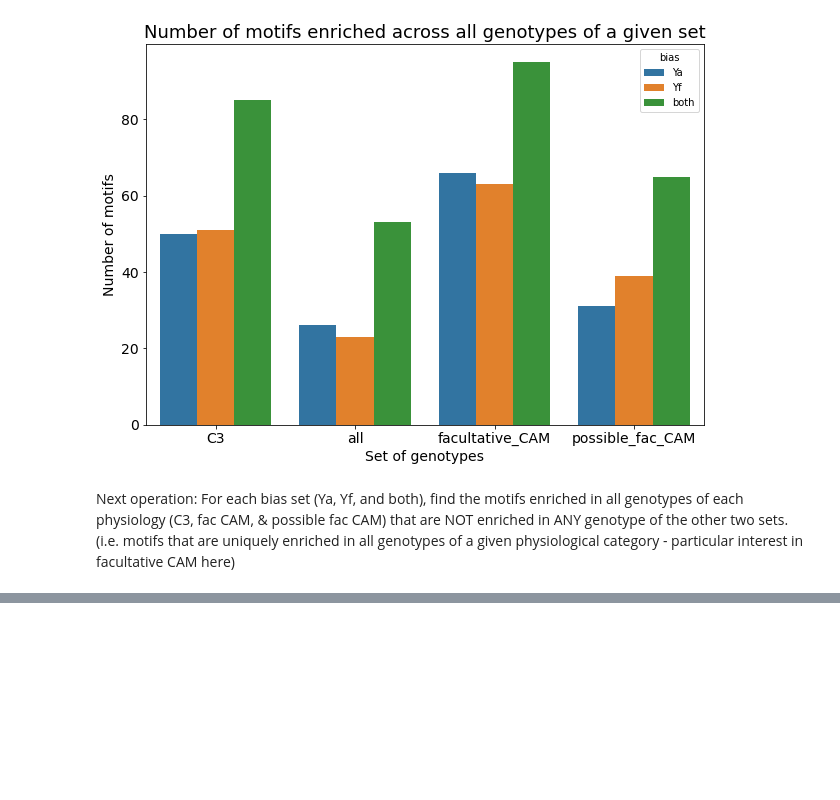
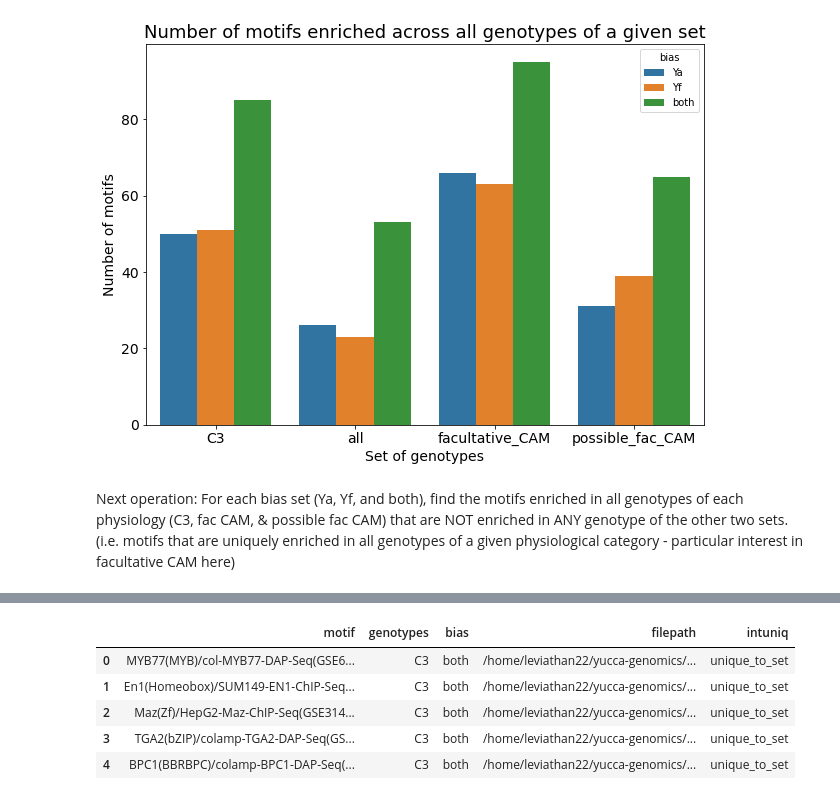
Before and after one commit to achpardo/yucca-genomics, a Jupyter notebook: differential_expression/homer_results_cisonlygenes.ipynb, the cells around one changed output, grey strips where cells are left out. Drawn from its saved outputs; the diff is of its cells as text; code cells hidden in the pictures; blank space fills up the shorter version.

Commit message:
update gitignore, update HOMER results notebook

```diff
--- a/differential_expression/homer_results_cisonlygenes.ipynb
+++ b/differential_expression/homer_results_cisonlygenes.ipynb
@@ -270,0 +315,24 @@ for g in sigmotifs["genotype"].unique():
+# %%
+def motifname_fpath_dict(sd,indict = None):
+    if indict==None:
+        outdict = {}
+        for f in os.listdir(os.path.join(sd,"knownResults")):
+            if f.endswith(".motif"):
+                with open(os.path.join(sd,"knownResults",f),"r") as infile:
+                    for line in infile:
+                        if line.startswith(">"):
+                            info = line.strip().split("\t")
+                            outdict[info[1]] = os.path.join(sd,"knownResults",f)
+    else:
+        outdict = indict
+        for f in os.listdir(os.path.join(sd,"knownResults")):
+            if f.endswith(".motif"):
+                with open(os.path.join(sd,"knownResults",f),"r") as infile:
+                    for line in infile:
+                        if line.startswith(">"):
+                            info = line.strip().split("\t")
+                            if info[1] not in outdict.keys():
+                                outdict[info[1]] = os.path.join(sd,"knownResults",f)
+    return outdict
+# %%
+ya45 = motifname_fpath_dict(os.path.join(d,"45_Ya_promoters_forHOMER.bed"))
@@ -270,0 +343,4 @@ for g in sigmotifs["genotype"].unique():
+# %%
+for subd in os.listdir(d):
+    if (subd.endswith(".bed")) and (not subd.startswith("45_Ya")):
+        ya45 = motifname_fpath_dict(os.path.join(d,subd),ya45)
@@ -270,0 +364,20 @@ for g in sigmotifs["genotype"].unique():
+# %%
+# set up similar dataframes for phys_unique_motifs and unique_gt_motifs
+dfdict = {"motif":[],"genotypes":[],"bias":[]}
+for k,v in phys_unique_motifs.items():
+    for i in v["both"]:
+        dfdict['motif'].append(i)
+        dfdict['bias'].append("both")
+        dfdict['genotypes'].append(k)
+motif_unique_phys = pd.DataFrame(dfdict)
+motif_unique_phys["filepath"] = motif_unique_phys["motif"].map(ya45)
+motif_unique_phys["intuniq"] = "unique_to_set"
+# %%
+motif_unique_phys.head()
+# %% [output]
+|  | motif | genotypes | bias | filepath | intuniq |
+| 0 | MYB77(MYB)/col-MYB77-DAP-Seq(GSE6... | C3 | both | /home/leviathan22/yucca-genomics/... | unique_to_set |
+| 1 | En1(Homeobox)/SUM149-EN1-ChIP-Seq... | C3 | both | /home/leviathan22/yucca-genomics/... | unique_to_set |
+| 2 | Maz(Zf)/HepG2-Maz-ChIP-Seq(GSE314... | C3 | both | /home/leviathan22/yucca-genomics/... | unique_to_set |
+| 3 | TGA2(bZIP)/colamp-TGA2-DAP-Seq(GS... | C3 | both | /home/leviathan22/yucca-genomics/... | unique_to_set |
+| 4 | BPC1(BBRBPC)/colamp-BPC1-DAP-Seq(... | C3 | both | /home/leviathan22/yucca-genomics/... | unique_to_set |
```
Also changed, not shown: parts of 21 cells of this notebook, 1 other file.
